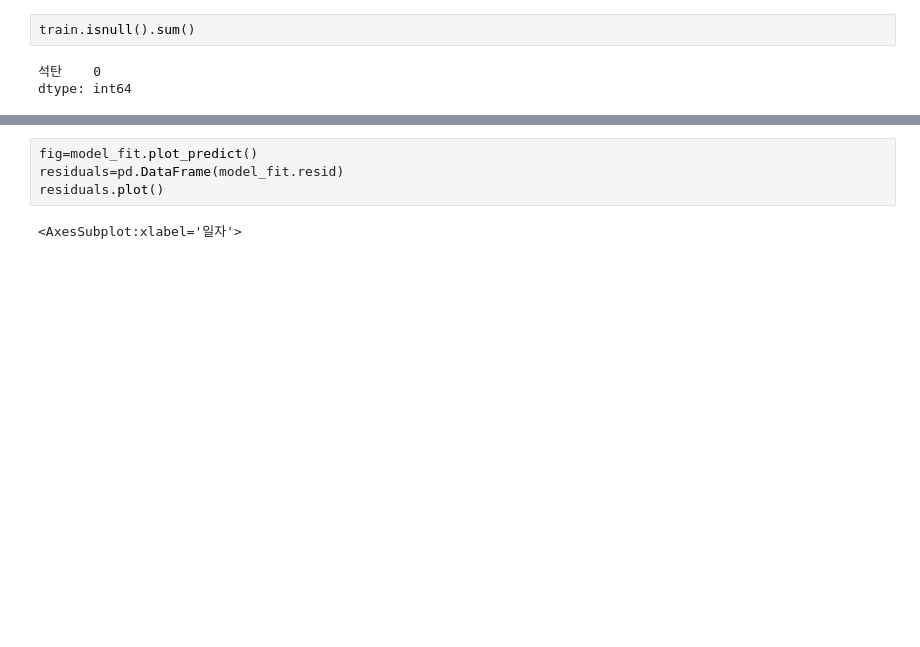
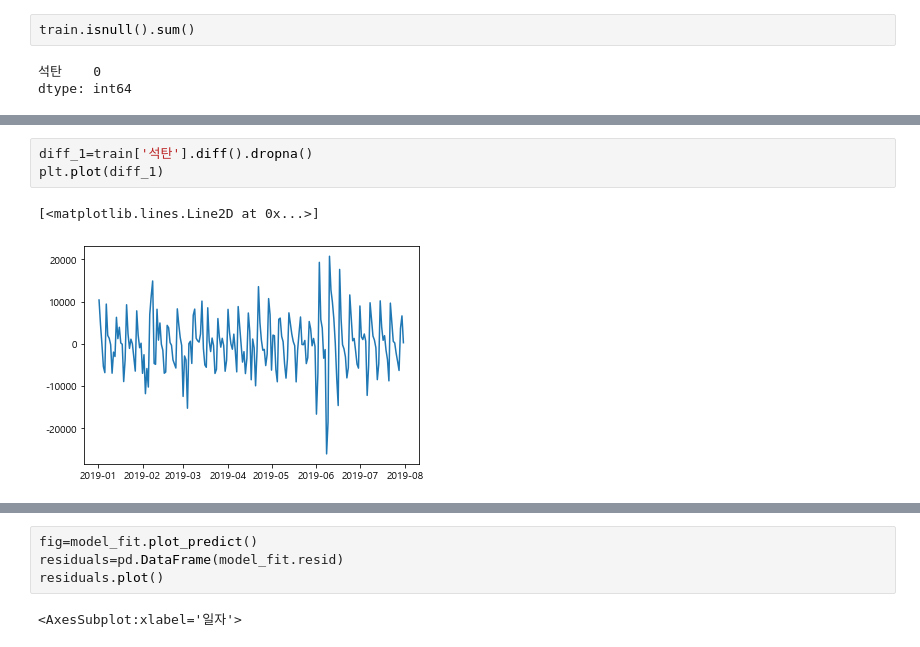
Before and after one commit to areum-choe/Machine_Learning, a Jupyter notebook: Time_Series_Analysis/발전량/practice.ipynb, the cells around one changed output, grey strips where cells are left out. Drawn from its saved outputs; the diff is of its cells as text; blank space fills up the shorter version.

```diff
--- a/Time_Series_Analysis/발전량/practice.ipynb
+++ b/Time_Series_Analysis/발전량/practice.ipynb
@@ -49,0 +85,6 @@ dtype: int64
+# %%
+diff_1=train['석탄'].diff().dropna()
+plt.plot(diff_1)
+# %% [output]
+[<matplotlib.lines.Line2D at 0x...>]
+[figure, added]
```
Also changed, not shown: parts of 9 cells of this notebook, 3 other files.
